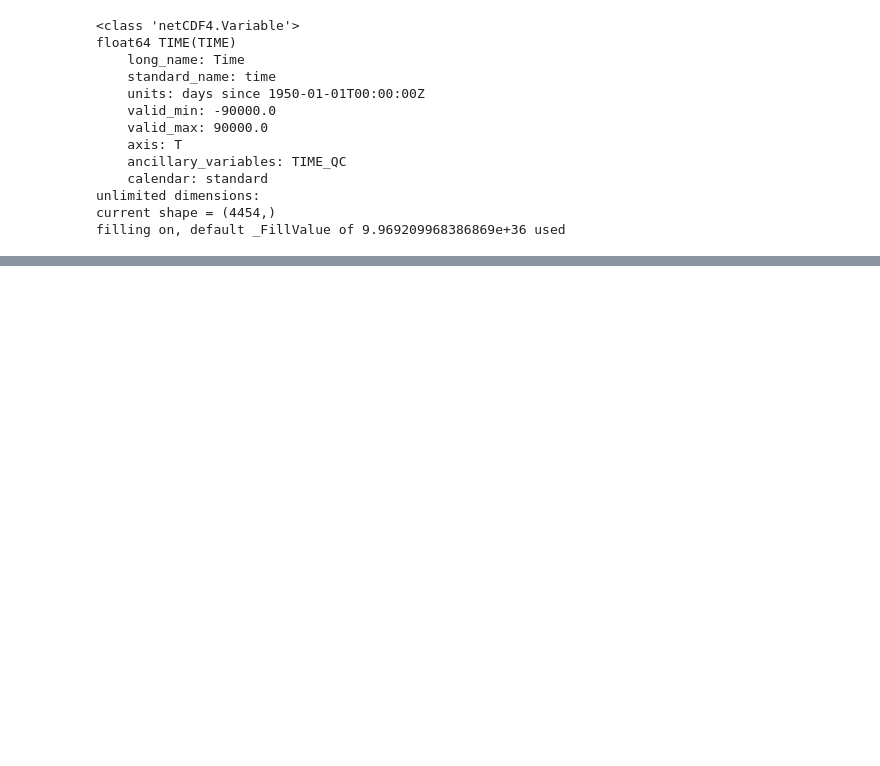
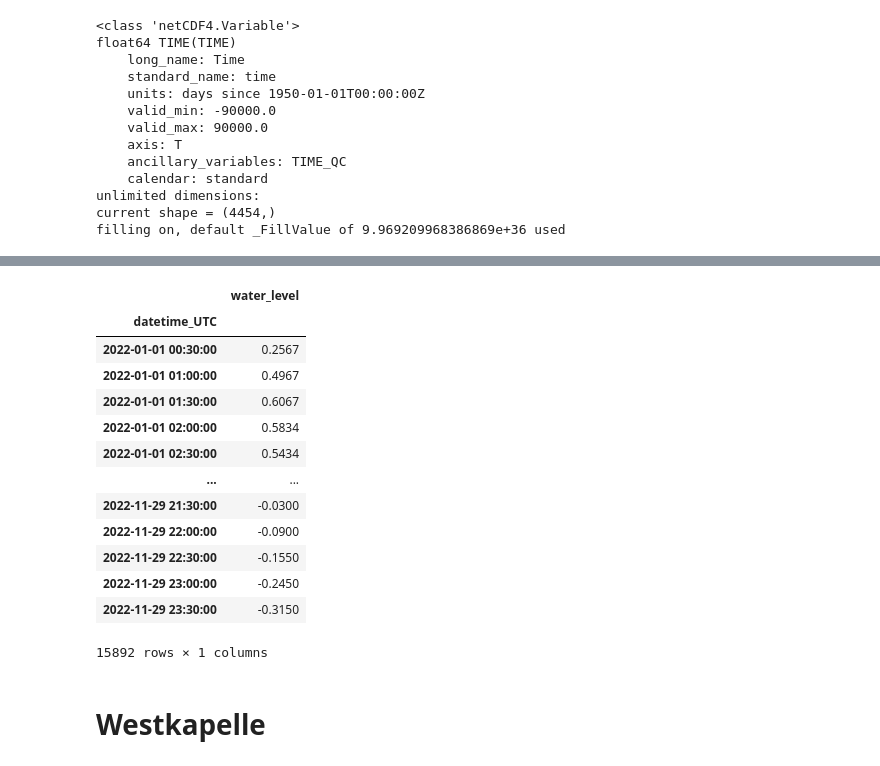
Before and after one commit to DHI/WaterBench-MIKE21HD-SouthernNorthSea, a Jupyter notebook: .preprocessing/preprocess_wl_stations.ipynb, the cells around one changed output, grey strips where cells are left out. Drawn from its saved outputs; the diff is of its cells as text; code cells hidden in the pictures; blank space fills up the shorter version.

```diff
--- a/.preprocessing/preprocess_wl_stations.ipynb
+++ b/.preprocessing/preprocess_wl_stations.ipynb
@@ -823,0 +942,8 @@ locations_all["station"].values.tolist()
+# %%
+obs_fldr = "raw_data/CMEMS/"
+# Collect observation directories in list
+obs_dir = [f"{obs_fldr}NO_TS_TG_Q11TG.nc"]
+
+ds = nc.Dataset(obs_dir[0])
+ds.variables.keys()
+ds["SLEV"]
@@ -823,0 +968,20 @@ locations_all["station"].values.tolist()
+# %%
+all_wl_rollmean,all_wl = load_and_save_CMEMS_data(obs_dir,"Q11")
+all_wl_rollmean
+# %% [output]
+|  | water_level |
+| datetime_UTC |  |
+| 2022-01-01 00:30:00 | 0.2567 |
+| 2022-01-01 01:00:00 | 0.4967 |
+| 2022-01-01 01:30:00 | 0.6067 |
+| 2022-01-01 02:00:00 | 0.5834 |
+| 2022-01-01 02:30:00 | 0.5434 |
+| ... | ... |
+| 2022-11-29 21:30:00 | -0.0300 |
+| 2022-11-29 22:00:00 | -0.0900 |
+| 2022-11-29 22:30:00 | -0.1550 |
+| 2022-11-29 23:00:00 | -0.2450 |
+| 2022-11-29 23:30:00 | -0.3150 |
+15892 rows × 1 columns
+# %% [markdown]
+# Westkapelle
```
Also changed, not shown: parts of 31 cells of this notebook, 30 other files.
